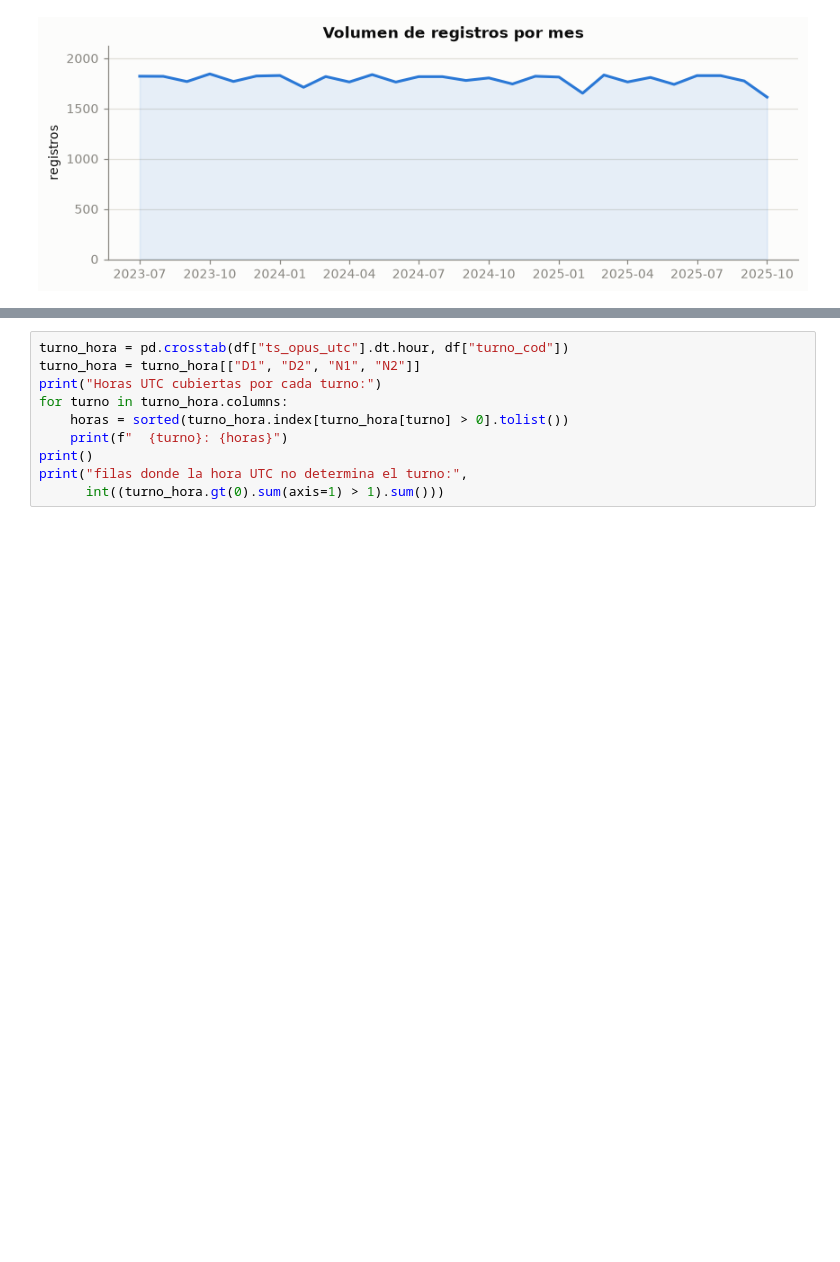
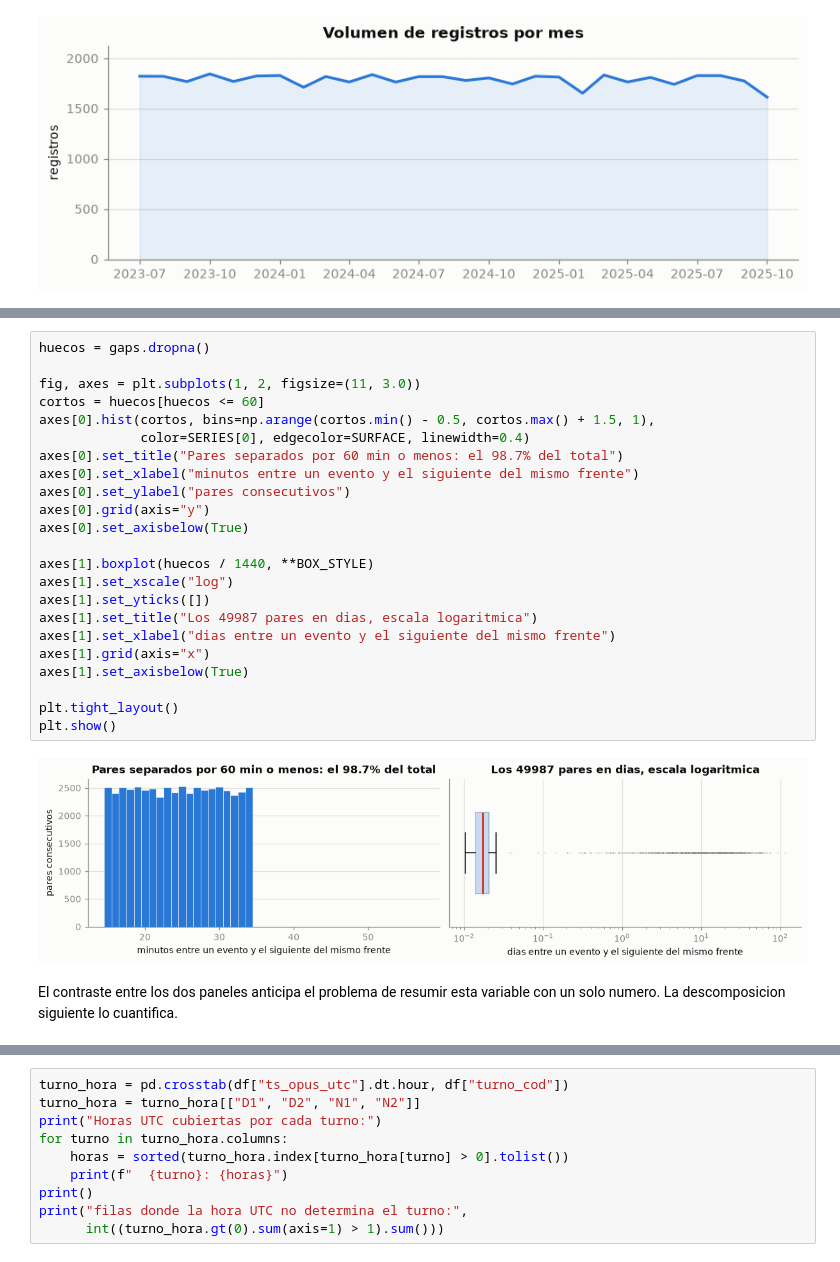
Before and after one commit to amadorcallelo-bee/repositorio-ds-mine, a Jupyter notebook: modulo_a/exploration/eda_opus.ipynb, the cells around one changed output, grey strips where cells are left out. Cells and saved outputs as stored; diff of their text form; blank space fills up the shorter version.

```diff
--- a/modulo_a/exploration/eda_opus.ipynb
+++ b/modulo_a/exploration/eda_opus.ipynb
@@ -199,0 +580,28 @@ desfase justificado.
+# %%
+huecos = gaps.dropna()
+
+fig, axes = plt.subplots(1, 2, figsize=(11, 3.0))
+cortos = huecos[huecos <= 60]
+axes[0].hist(cortos, bins=np.arange(cortos.min() - 0.5, cortos.max() + 1.5, 1),
+             color=SERIES[0], edgecolor=SURFACE, linewidth=0.4)
+axes[0].set_title("Pares separados por 60 min o menos: el 98.7% del total")
+axes[0].set_xlabel("minutos entre un evento y el siguiente del mismo frente")
+axes[0].set_ylabel("pares consecutivos")
+axes[0].grid(axis="y")
+axes[0].set_axisbelow(True)
+
+axes[1].boxplot(huecos / 1440, **BOX_STYLE)
+axes[1].set_xscale("log")
+axes[1].set_yticks([])
+axes[1].set_title("Los 49987 pares en dias, escala logaritmica")
+axes[1].set_xlabel("dias entre un evento y el siguiente del mismo frente")
+axes[1].grid(axis="x")
+axes[1].set_axisbelow(True)
+
+plt.tight_layout()
+plt.show()
+# %% [output]
+[figure, added]
+# %% [markdown]
+El contraste entre los dos paneles anticipa el problema de resumir esta variable con un solo
+numero. La descomposicion siguiente lo cuantifica.
```
Also changed, not shown: parts of 98 cells of this notebook.
